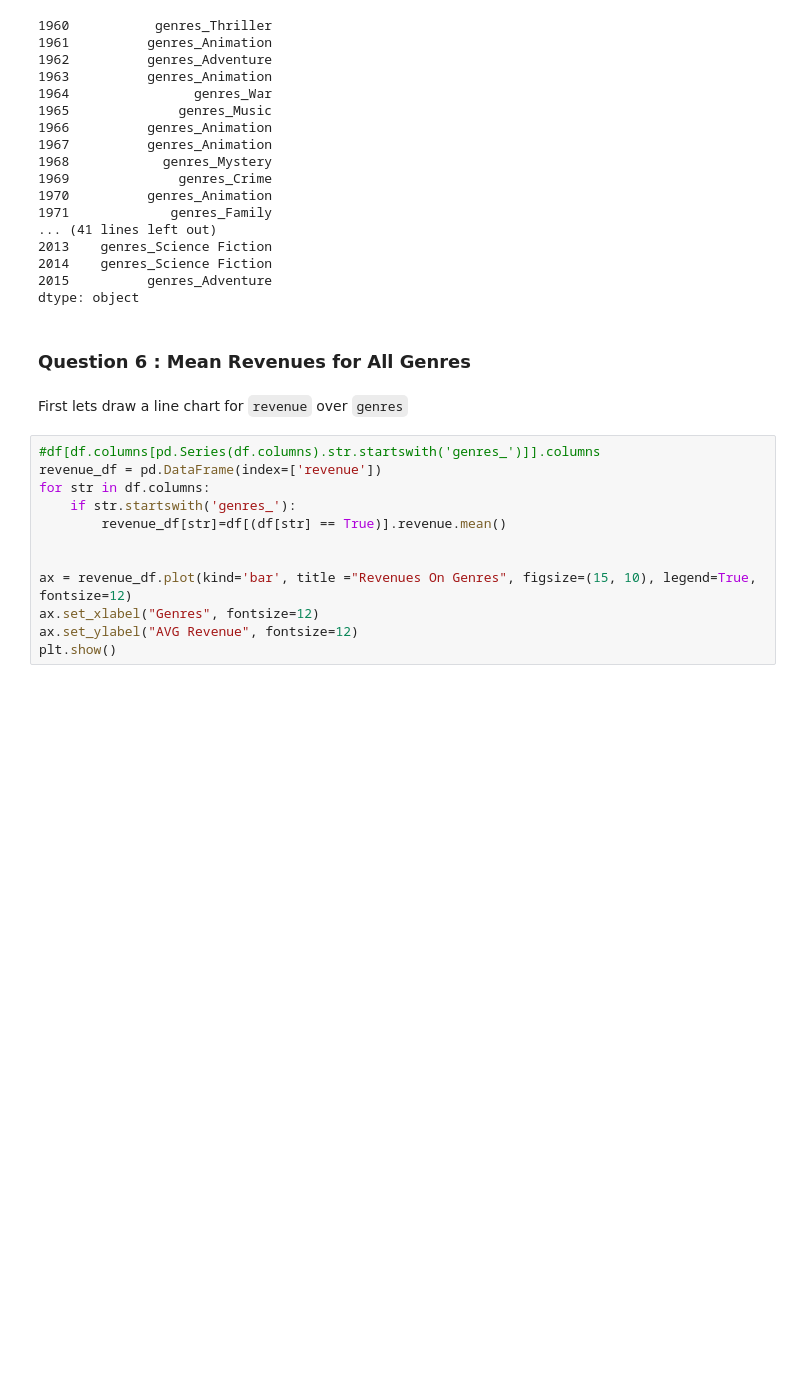
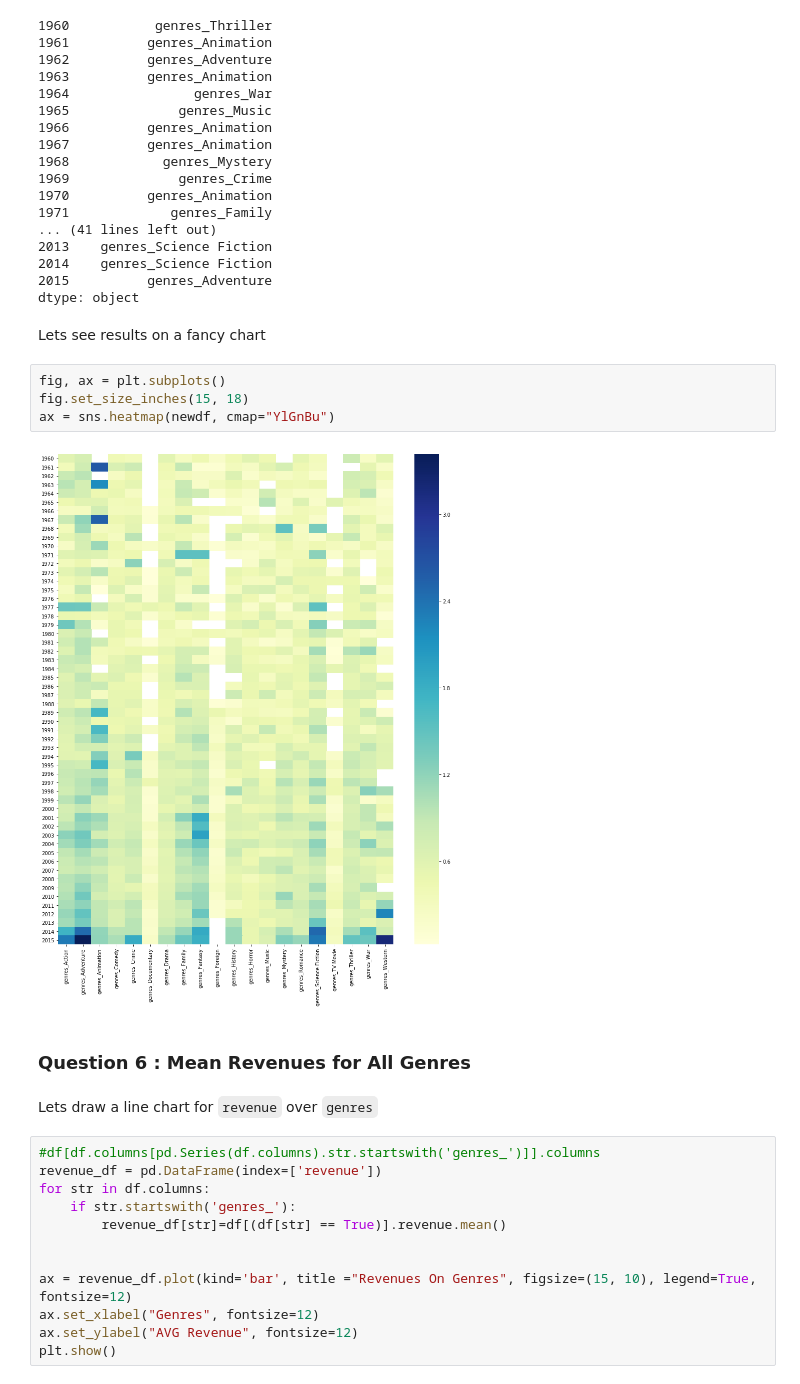
Before and after one commit to dlufyd/InvestigateDataset, a Jupyter notebook: Investigate_a_Dataset.ipynb, the cells around one changed output. Cells and saved outputs as stored; diff of their text form; blank space fills up the shorter version.

```diff
--- a/Investigate_a_Dataset.ipynb
+++ b/Investigate_a_Dataset.ipynb
@@ -441,10 +469,18 @@ newdf.idxmax(axis=1)
 2014    genres_Science Fiction
 2015          genres_Adventure
 dtype: object
+# %% [markdown]
+Lets see results on a fancy chart
+# %%
+fig, ax = plt.subplots()
+fig.set_size_inches(15, 18)
+ax = sns.heatmap(newdf, cmap="YlGnBu")
+# %% [output]
+[figure, added]
 # %% [markdown]
 ### Question 6  : Mean Revenues for All Genres
 # %% [markdown]
-First lets draw a line chart for `revenue` over `genres`
+Lets draw a line chart for `revenue` over `genres`
 # %%
 #df[df.columns[pd.Series(df.columns).str.startswith('genres_')]].columns
 revenue_df = pd.DataFrame(index=['revenue'])
```
Also changed, not shown: parts of 20 cells of this notebook, 1 other file.
